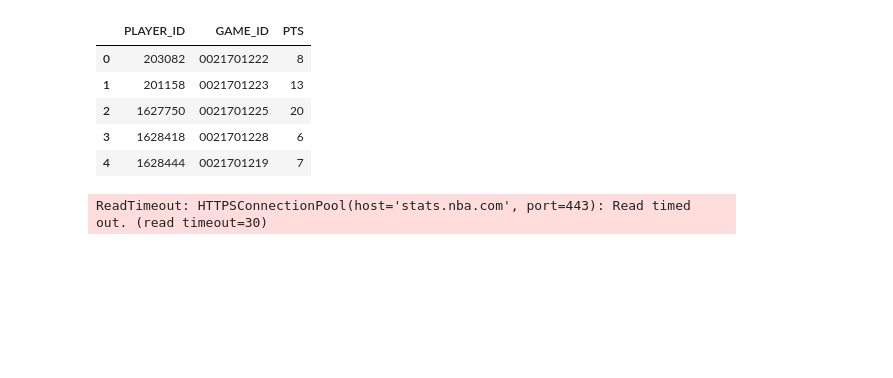
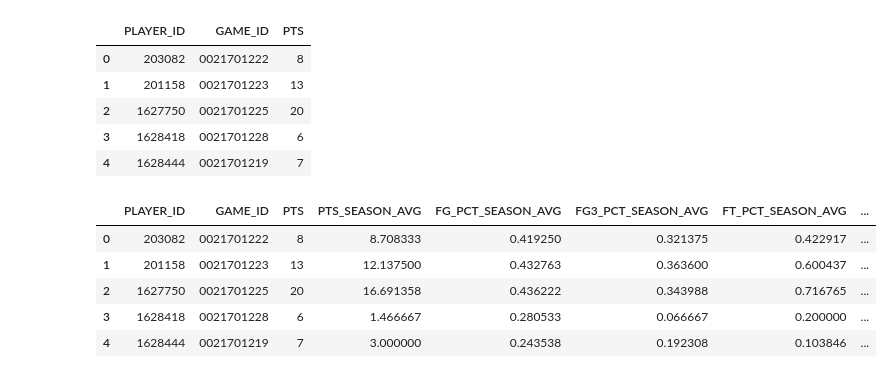
Before and after one commit to Loki812/nba_analytics, a Jupyter notebook: bball_4.ipynb, the cells around one changed output. Saved outputs shown, nothing was run; the diff lists cells and outputs as text; code cells hidden in the pictures; blank space fills up the shorter version.

```diff
--- a/bball_4.ipynb
+++ b/bball_4.ipynb
@@ -359,15 +359,19 @@ final_df.head()
 # %%
 cols_to_avg = ['PTS', 'FG_PCT', 'FG3_PCT', 'FT_PCT', 'REB', 'AST', 'STL', 'BLK']
 wma_names = ['PTS', 'FG_PCT', 'FG3_PCT', 'FT_PCT', 'MIN']
 wma_df = calculate_weighted_average_column(source=df, names=wma_names)
 avg_df = create_avg_over_season_columns(source=df, names=cols_to_avg)
 fat_df = calc_fatigue(source=df)
 hist_df = calc_historic_performance(df)
-team_df = get_team_stats_for_players(df, team_df)
 
 final_df = final_df.merge(avg_df, how='left', on=['PLAYER_ID', 'GAME_ID'])
 final_df = final_df.merge(wma_df, how='left', on=['PLAYER_ID', 'GAME_ID'])
 final_df = final_df.merge(fat_df, how='left', on=['PLAYER_ID', 'GAME_ID'])
 final_df.head()
 # %% [output]
-ReadTimeout: HTTPSConnectionPool(host='stats.nba.com', port=443): Read timed out. (read timeout=30)
+|  | PLAYER_ID | GAME_ID | PTS | PTS_SEASON_AVG | FG_PCT_SEASON_AVG | FG3_PCT_SEASON_AVG | FT_PCT_SEASON_AVG | ... |
+| 0 | 203082 | 0021701222 | 8 | 8.708333 | 0.419250 | 0.321375 | 0.422917 | ... |
+| 1 | 201158 | 0021701223 | 13 | 12.137500 | 0.432763 | 0.363600 | 0.600437 | ... |
+| 2 | 1627750 | 0021701225 | 20 | 16.691358 | 0.436222 | 0.343988 | 0.716765 | ... |
+| 3 | 1628418 | 0021701228 | 6 | 1.466667 | 0.280533 | 0.066667 | 0.200000 | ... |
+| 4 | 1628444 | 0021701219 | 7 | 3.000000 | 0.243538 | 0.192308 | 0.103846 | ... |
```
Also changed, not shown: parts of 1 cell of this notebook.
